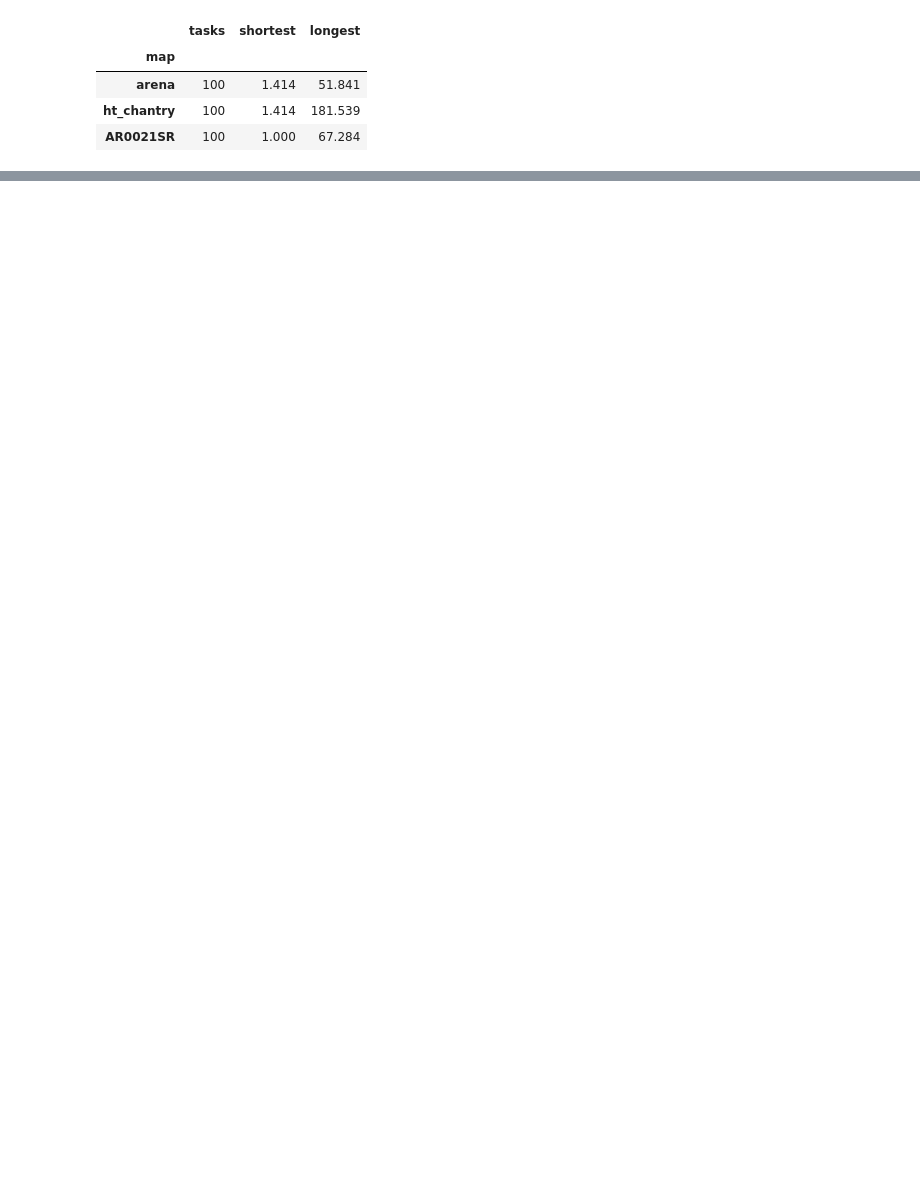
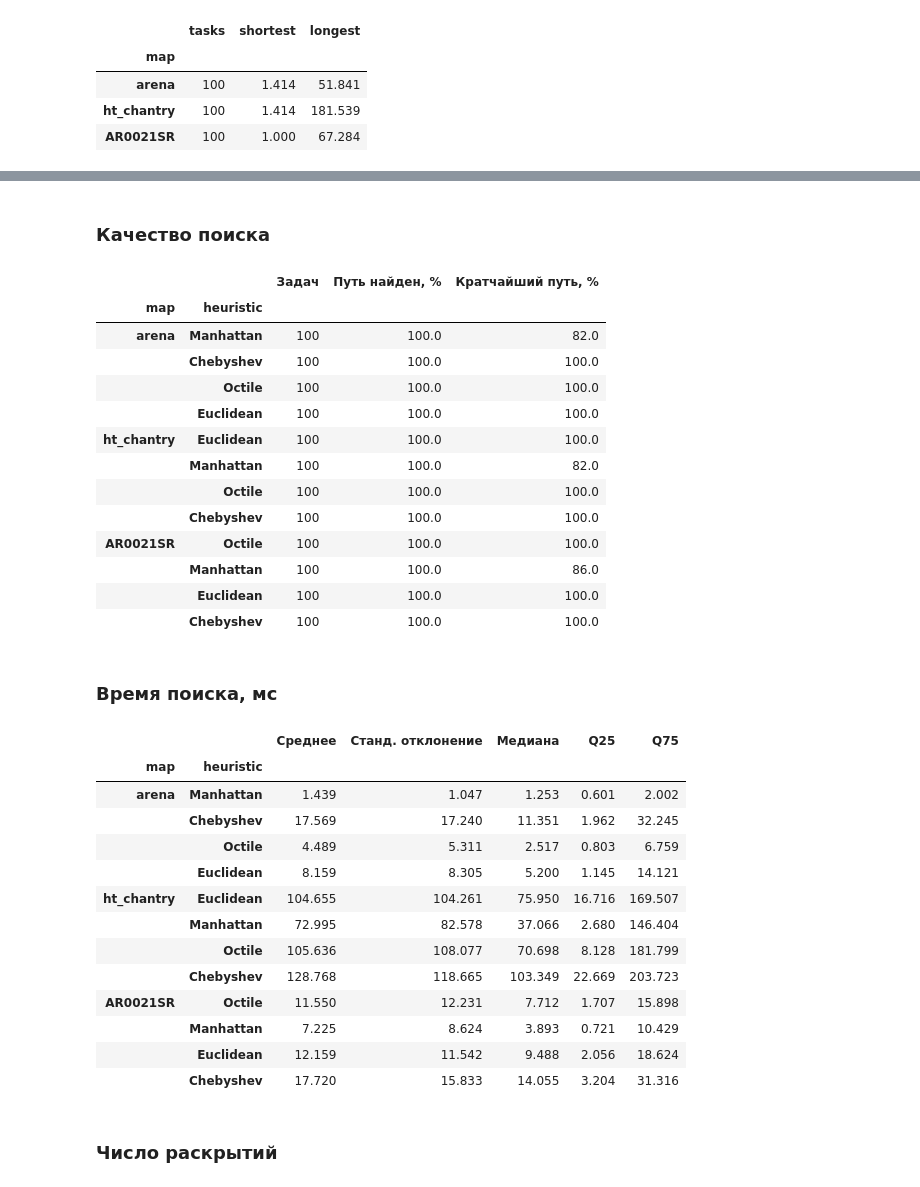
Before and after one commit to DomiStjls/labs-astar, a Jupyter notebook: lab04-benchmarking-astar/lab04_benchmarking_astar.ipynb, the cells around one changed output, grey strips where cells are left out. Cells and saved outputs as stored; diff of their text form; code cells hidden in the pictures; blank space fills up the shorter version.

```diff
--- a/lab04-benchmarking-astar/lab04_benchmarking_astar.ipynb
+++ b/lab04-benchmarking-astar/lab04_benchmarking_astar.ipynb
@@ -648,19 +310,4 @@ else:
 # %%
 def manhattan_distance(i1: int, j1: int, i2: int, j2: int) -> Union[int, float]:
-    """
-    Implementation of Manhattan heuristic.
-
-    Parameters
-    ----------
-        i1, j1 : int, int
-            (i, j) coordinates of the first cell row on grid.
-        i2, j2 : int, int
-            (i, j) coordinates of the second cell row on grid.
-
-    Returns
-    ----------
-    int | float
-        Manhattan distance between two cells.
-    """
 
     return abs(i1 - i2) + abs(j1 - j2)
@@ -951,0 +622,63 @@ display(selected_tasks_table.groupby('map', sort=False).agg(
+# %%
+summary = results.groupby(['map', 'heuristic'], sort=False).agg(
+    tasks=('task_id', 'size'), found_rate_pct=('found', lambda x: 100 * x.mean()),
+    optimal_rate_pct=('optimal', lambda x: 100 * x.mean()),
+    time_mean_ms=('time_ms', 'mean'), time_std_ms=('time_ms', 'std'),
+    time_median_ms=('time_ms', 'median'),
+    time_q25_ms=('time_ms', lambda x: x.quantile(.25)), time_q75_ms=('time_ms', lambda x: x.quantile(.75)),
+    expansions_mean=('expansions', 'mean'), expansions_std=('expansions', 'std'),
+    expansions_median=('expansions', 'median'),
+    expansions_q25=('expansions', lambda x: x.quantile(.25)), expansions_q75=('expansions', lambda x: x.quantile(.75)),
+)
+
+if RUN_FULL_BENCHMARK:
+    summary.to_csv(RESULTS_DIR / 'summary.csv')
+
+display(Markdown('### Качество поиска'))
+display(summary[['tasks', 'found_rate_pct', 'optimal_rate_pct']].rename(columns={
+    'tasks': 'Задач', 'found_rate_pct': 'Путь найден, %', 'optimal_rate_pct': 'Кратчайший путь, %',
+}).round(2))
+
+display(Markdown('### Время поиска, мс'))
+display(summary[['time_mean_ms', 'time_std_ms', 'time_median_ms', 'time_q25_ms', 'time_q75_ms']].rename(columns={
+    'time_mean_ms': 'Среднее', 'time_std_ms': 'Станд. отклонение', 'time_median_ms': 'Медиана',
+    'time_q25_ms': 'Q25', 'time_q75_ms': 'Q75',
+}).round(3))
+
+display(Markdown('### Число раскрытий'))
+display(summary[['expansions_mean', 'expansions_std', 'expansions_median', 'expansions_q25', 'expansions_q75']].rename(columns={
+    'expansions_mean': 'Среднее', 'expansions_std': 'Станд. отклонение', 'expansions_median': 'Медиана',
+    'expansions_q25': 'Q25', 'expansions_q75': 'Q75',
+}).round(2))
+# %% [output]
+### Качество поиска
+|  |  | Задач | Путь найден, % | Кратчайший путь, % |
+| map | heuristic |  |  |  |
+| arena | Manhattan | 100 | 100.0 | 82.0 |
+|  | Chebyshev | 100 | 100.0 | 100.0 |
+|  | Octile | 100 | 100.0 | 100.0 |
+|  | Euclidean | 100 | 100.0 | 100.0 |
+| ht_chantry | Euclidean | 100 | 100.0 | 100.0 |
+|  | Manhattan | 100 | 100.0 | 82.0 |
+|  | Octile | 100 | 100.0 | 100.0 |
+|  | Chebyshev | 100 | 100.0 | 100.0 |
+| AR0021SR | Octile | 100 | 100.0 | 100.0 |
+|  | Manhattan | 100 | 100.0 | 86.0 |
+|  | Euclidean | 100 | 100.0 | 100.0 |
+|  | Chebyshev | 100 | 100.0 | 100.0 |
+### Время поиска, мс
+|  |  | Среднее | Станд. отклонение | Медиана | Q25 | Q75 |
+| map | heuristic |  |  |  |  |  |
+| arena | Manhattan | 1.439 | 1.047 | 1.253 | 0.601 | 2.002 |
+|  | Chebyshev | 17.569 | 17.240 | 11.351 | 1.962 | 32.245 |
+|  | Octile | 4.489 | 5.311 | 2.517 | 0.803 | 6.759 |
+|  | Euclidean | 8.159 | 8.305 | 5.200 | 1.145 | 14.121 |
+| ht_chantry | Euclidean | 104.655 | 104.261 | 75.950 | 16.716 | 169.507 |
+|  | Manhattan | 72.995 | 82.578 | 37.066 | 2.680 | 146.404 |
+|  | Octile | 105.636 | 108.077 | 70.698 | 8.128 | 181.799 |
+|  | Chebyshev | 128.768 | 118.665 | 103.349 | 22.669 | 203.723 |
+| AR0021SR | Octile | 11.550 | 12.231 | 7.712 | 1.707 | 15.898 |
+|  | Manhattan | 7.225 | 8.624 | 3.893 | 0.721 | 10.429 |
+|  | Euclidean | 12.159 | 11.542 | 9.488 | 2.056 | 18.624 |
+|  | Chebyshev | 17.720 | 15.833 | 14.055 | 3.204 | 31.316 |
+### Число раскрытий
```
Also changed, not shown: parts of 54 cells of this notebook, 1 other file.
